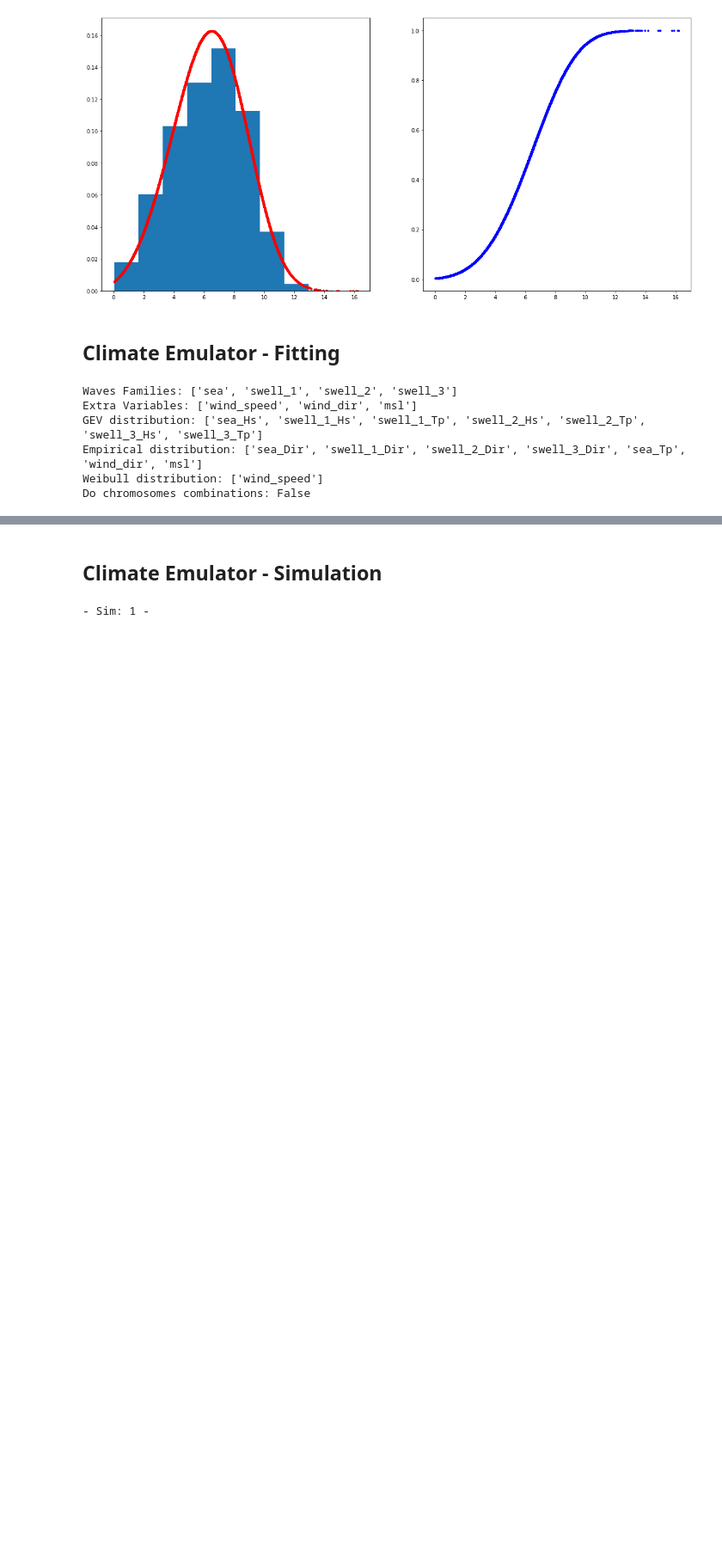
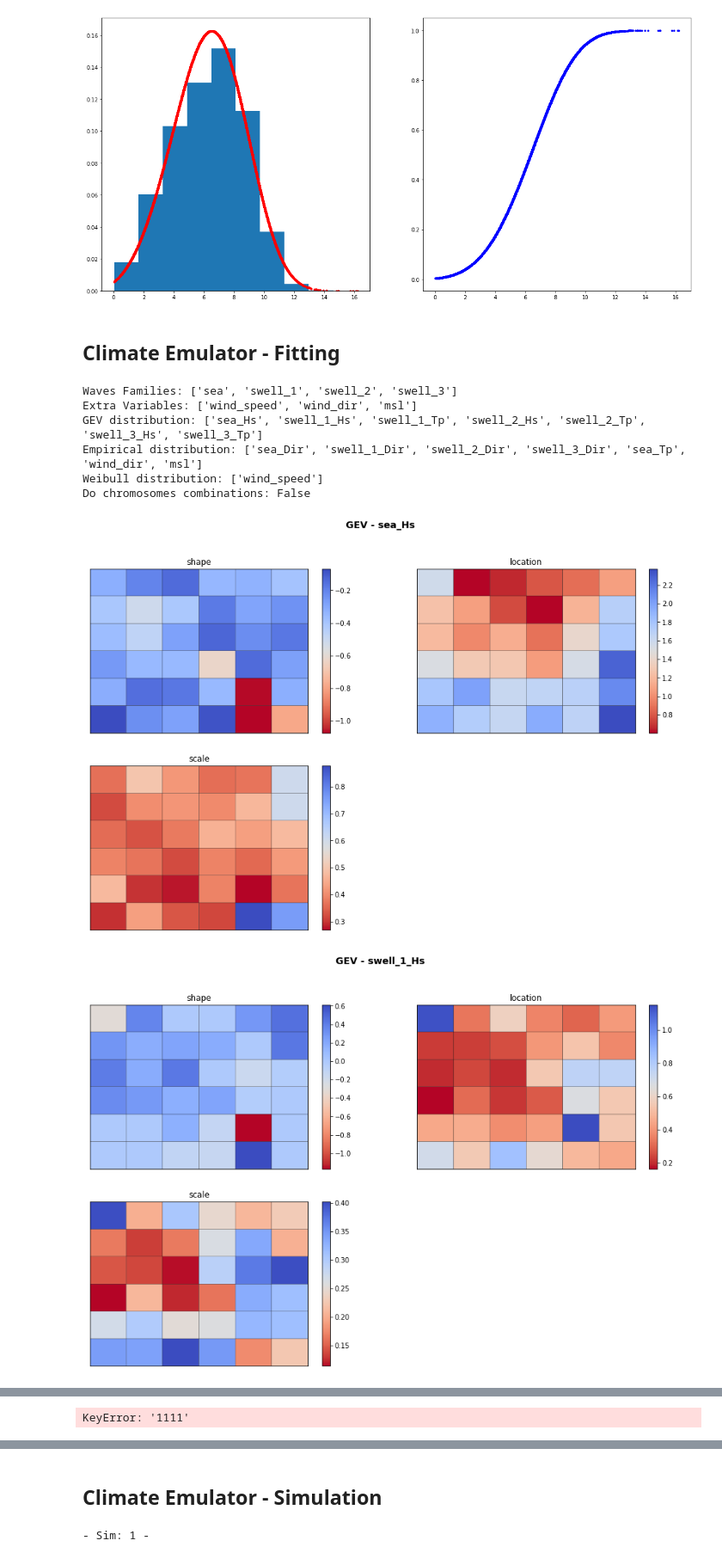
Before and after one commit to ripolln/teslakit, a Jupyter notebook: notebooks/MAJURO/01_Offshore/12_Climate_Emulator.ipynb, the cells around one changed output, grey strips where cells are left out. Shown at 86% size. Cells and saved outputs as stored; diff of their text form; code cells hidden in the pictures; blank space fills up the shorter version.

```diff
--- a/notebooks/MAJURO/01_Offshore/12_Climate_Emulator.ipynb
+++ b/notebooks/MAJURO/01_Offshore/12_Climate_Emulator.ipynb
@@ -189,4 +190,7 @@ Do chromosomes combinations: False
 # %%
 # Fit report figures
 
-# CE.Report_Fit();
+CE.Report_Fit();
+# %% [output]
+[figure, added]
+[figure, added]
@@ -192,0 +199 @@ Do chromosomes combinations: False
+KeyError: '1111'
```
Also changed, not shown: parts of 16 cells of this notebook, 6 other files.
